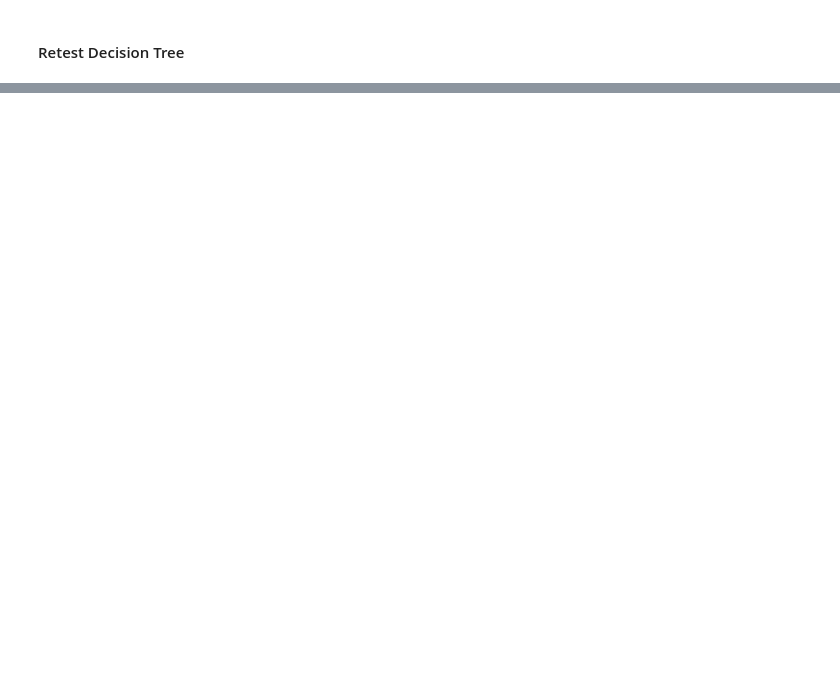
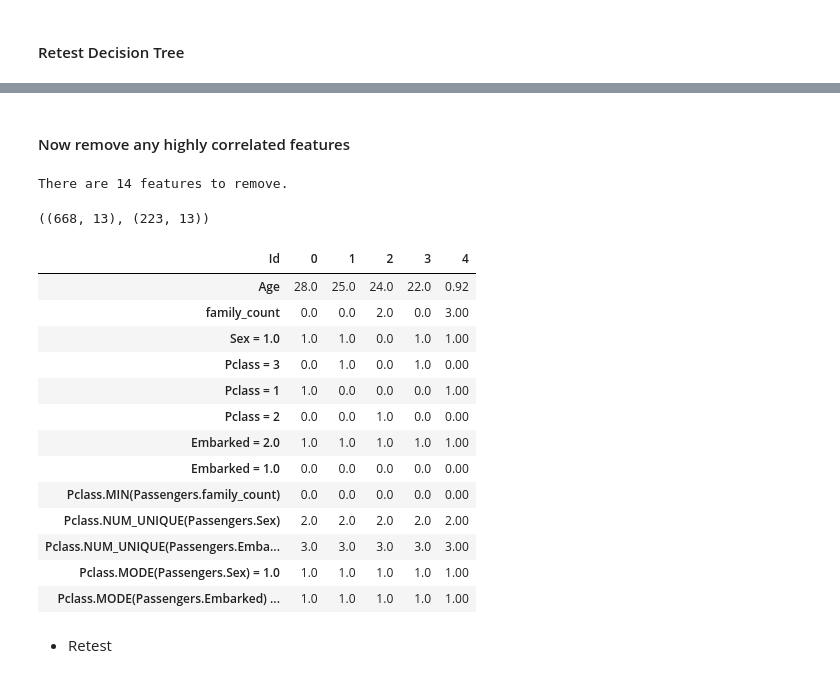
Before and after one commit to ag2816/TitanicKaggle, a Jupyter notebook: Titanic_FeatureTools.ipynb, the cells around one changed output, grey strips where cells are left out. Cells and saved outputs as stored; diff of their text form; code cells hidden in the pictures; blank space fills up the shorter version.

```diff
--- a/Titanic_FeatureTools.ipynb
+++ b/Titanic_FeatureTools.ipynb
@@ -665,0 +836,2 @@ Index(['Age', 'Pclass.SUM(Passengers.Age)',
+# %%
+run_classification(X_train, X_test)
@@ -665,0 +854,2 @@ Index(['Age', 'Pclass.SUM(Passengers.Age)',
+# %% [markdown]
+#### Now remove any highly correlated features
@@ -665,0 +863,32 @@ Index(['Age', 'Pclass.SUM(Passengers.Age)',
+# %%
+# Select columns with correlations above threshold
+collinear_features = [column for column in upper.columns if any(upper[column] > threshold)]
+
+print('There are %d features to remove.' % (len(collinear_features)))
+# %% [output]
+There are 14 features to remove.
+# %%
+X_train_flt = X_train.drop(columns = collinear_features)
+X_test_flt = X_test.drop(columns = collinear_features)
+X_train_flt.shape, X_test_flt.shape
+# %% [output]
+((668, 13), (223, 13))
+# %%
+X_train_flt.head().T
+# %% [output]
+| Id | 0 | 1 | 2 | 3 | 4 |
+| Age | 28.0 | 25.0 | 24.0 | 22.0 | 0.92 |
+| family_count | 0.0 | 0.0 | 2.0 | 0.0 | 3.00 |
+| Sex = 1.0 | 1.0 | 1.0 | 0.0 | 1.0 | 1.00 |
+| Pclass = 3 | 0.0 | 1.0 | 0.0 | 1.0 | 0.00 |
+| Pclass = 1 | 1.0 | 0.0 | 0.0 | 0.0 | 1.00 |
+| Pclass = 2 | 0.0 | 0.0 | 1.0 | 0.0 | 0.00 |
+| Embarked = 2.0 | 1.0 | 1.0 | 1.0 | 1.0 | 1.00 |
+| Embarked = 1.0 | 0.0 | 0.0 | 0.0 | 0.0 | 0.00 |
+| Pclass.MIN(Passengers.family_count) | 0.0 | 0.0 | 0.0 | 0.0 | 0.00 |
+| Pclass.NUM_UNIQUE(Passengers.Sex) | 2.0 | 2.0 | 2.0 | 2.0 | 2.00 |
+| Pclass.NUM_UNIQUE(Passengers.Emba... | 3.0 | 3.0 | 3.0 | 3.0 | 3.00 |
+| Pclass.MODE(Passengers.Sex) = 1.0 | 1.0 | 1.0 | 1.0 | 1.0 | 1.00 |
+| Pclass.MODE(Passengers.Embarked) ... | 1.0 | 1.0 | 1.0 | 1.0 | 1.00 |
+# %% [markdown]
+* Retest
```
Also changed, not shown: parts of 73 cells of this notebook.
